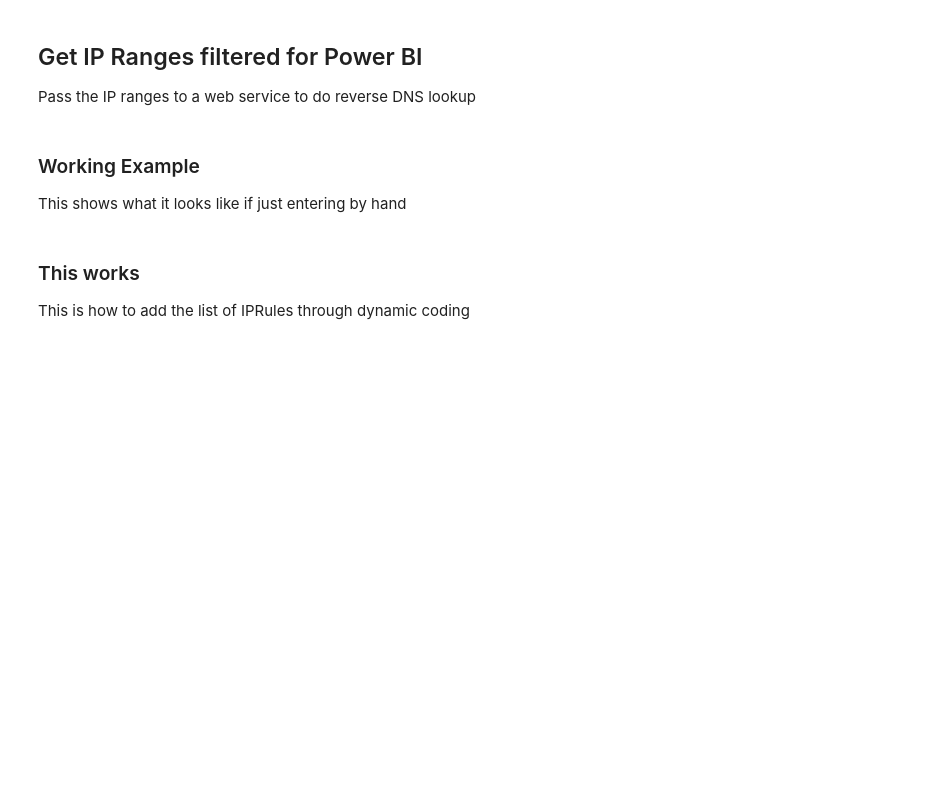
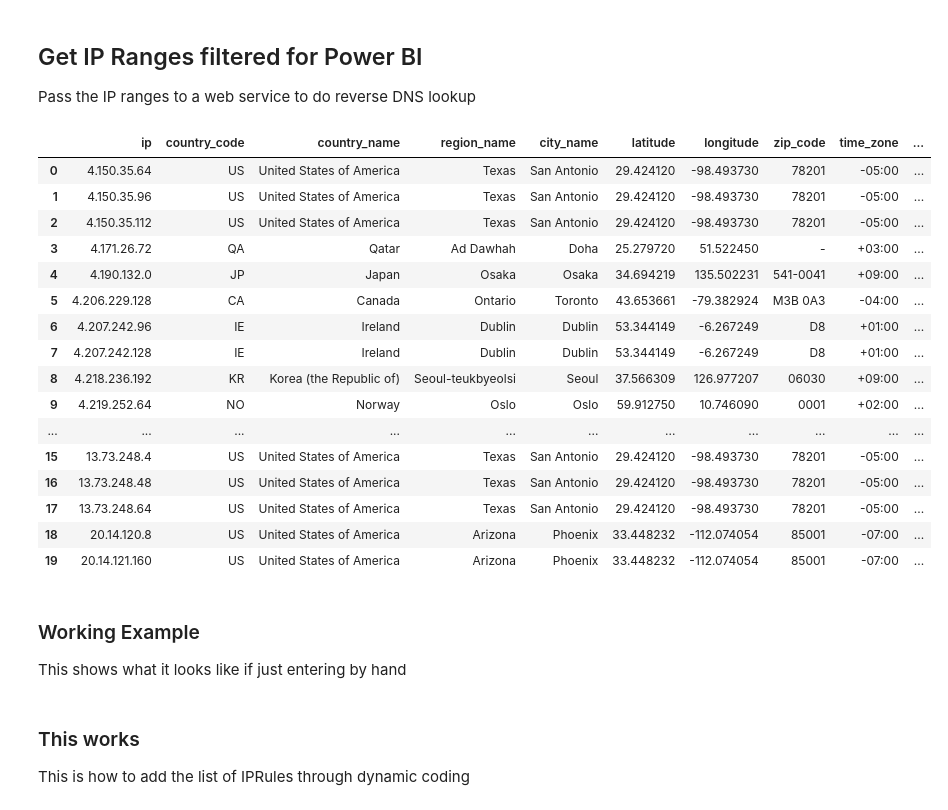
Before and after one commit to Coding-Forge/ipranges, a Jupyter notebook: program.ipynb, the cells around one changed output. Drawn from its saved outputs; the diff is of its cells as text; code cells hidden in the pictures; blank space fills up the shorter version.

```diff
--- a/program.ipynb
+++ b/program.ipynb
@@ -33,20 +512,31 @@ Pass the IP ranges to a web service to do reverse DNS lookup
+# %%
+datacenters = []
 # %%
 df = pd.DataFrame()
+import json
+import os
 
-PACKAGE="<put package type here>"
-API_KEY="<put api key here>"
+from dotenv import dotenv_values
 
-ipranges=list(df_tags[df_tags['properties.systemService']=="PowerBI"]['properties.addressPrefixes'])[0]
+settings = dotenv_values(".env")
 
-response=""
+PACKAGE="WS5"
+API_KEY=settings['API_KEY']
+
+#ipranges=list(df_tags[df_tags['properties.systemService']=="PowerBI"]['properties.addressPrefixes'])[0]
+ipranges = partII
+
+
+
+#https://api.ip2location.io/?key=&ip=8.8.8.8&format=json
 
 # don't need to write to a local file anymore
 #with open('iprange_doc.json', 'w') as f:
 for ip in ipranges:
-    my_request = f"https://api.ip2location.com/v2/?ip={ip.split('/')[0]}&key={API_KEY}&package={PACKAGE}"
-    r = urllib.request.urlopen(my_request)
-    response = r.read().decode('utf-8')
-    df_temp = pd.json_normalize(json.loads(response))
+    request = f"https://api.ip2location.io/?key={API_KEY}&ip={ip.split('/')[0]}&format=json"
+    #request = f"https://api.ip2location.com/v2/?ip={ip.split('/')[0]}&key={API_KEY}&package={PACKAGE}"
+    my_request = request
+    response = requests.get(my_request)
+    df_temp = response.json()
     df_temp['CIDR']=ip
-
-    df=pd.concat([df,df_temp])
+    datacenters.append(df_temp)
@@ -53 +548,22 @@ for ip in ipranges:
+# %%
+df = pd.json_normalize(datacenters)
+df.head(20)
+# %% [output]
+|  | ip | country_code | country_name | region_name | city_name | latitude | longitude | zip_code | time_zone | ... |
+| 0 | 4.150.35.64 | US | United States of America | Texas | San Antonio | 29.424120 | -98.493730 | 78201 | -05:00 | ... |
+| 1 | 4.150.35.96 | US | United States of America | Texas | San Antonio | 29.424120 | -98.493730 | 78201 | -05:00 | ... |
+| 2 | 4.150.35.112 | US | United States of America | Texas | San Antonio | 29.424120 | -98.493730 | 78201 | -05:00 | ... |
+| 3 | 4.171.26.72 | QA | Qatar | Ad Dawhah | Doha | 25.279720 | 51.522450 | - | +03:00 | ... |
+| 4 | 4.190.132.0 | JP | Japan | Osaka | Osaka | 34.694219 | 135.502231 | 541-0041 | +09:00 | ... |
+| 5 | 4.206.229.128 | CA | Canada | Ontario | Toronto | 43.653661 | -79.382924 | M3B 0A3 | -04:00 | ... |
+| 6 | 4.207.242.96 | IE | Ireland | Dublin | Dublin | 53.344149 | -6.267249 | D8 | +01:00 | ... |
+| 7 | 4.207.242.128 | IE | Ireland | Dublin | Dublin | 53.344149 | -6.267249 | D8 | +01:00 | ... |
+| 8 | 4.218.236.192 | KR | Korea (the Republic of) | Seoul-teukbyeolsi | Seoul | 37.566309 | 126.977207 | 06030 | +09:00 | ... |
+| 9 | 4.219.252.64 | NO | Norway | Oslo | Oslo | 59.912750 | 10.746090 | 0001 | +02:00 | ... |
+| ... | ... | ... | ... | ... | ... | ... | ... | ... | ... | ... |
+| 15 | 13.73.248.4 | US | United States of America | Texas | San Antonio | 29.424120 | -98.493730 | 78201 | -05:00 | ... |
+| 16 | 13.73.248.48 | US | United States of America | Texas | San Antonio | 29.424120 | -98.493730 | 78201 | -05:00 | ... |
+| 17 | 13.73.248.64 | US | United States of America | Texas | San Antonio | 29.424120 | -98.493730 | 78201 | -05:00 | ... |
+| 18 | 20.14.120.8 | US | United States of America | Arizona | Phoenix | 33.448232 | -112.074054 | 85001 | -07:00 | ... |
+| 19 | 20.14.121.160 | US | United States of America | Arizona | Phoenix | 33.448232 | -112.074054 | 85001 | -07:00 | ... |
 # %%
```
Also changed, not shown: parts of 12 cells of this notebook, 4 other files.
